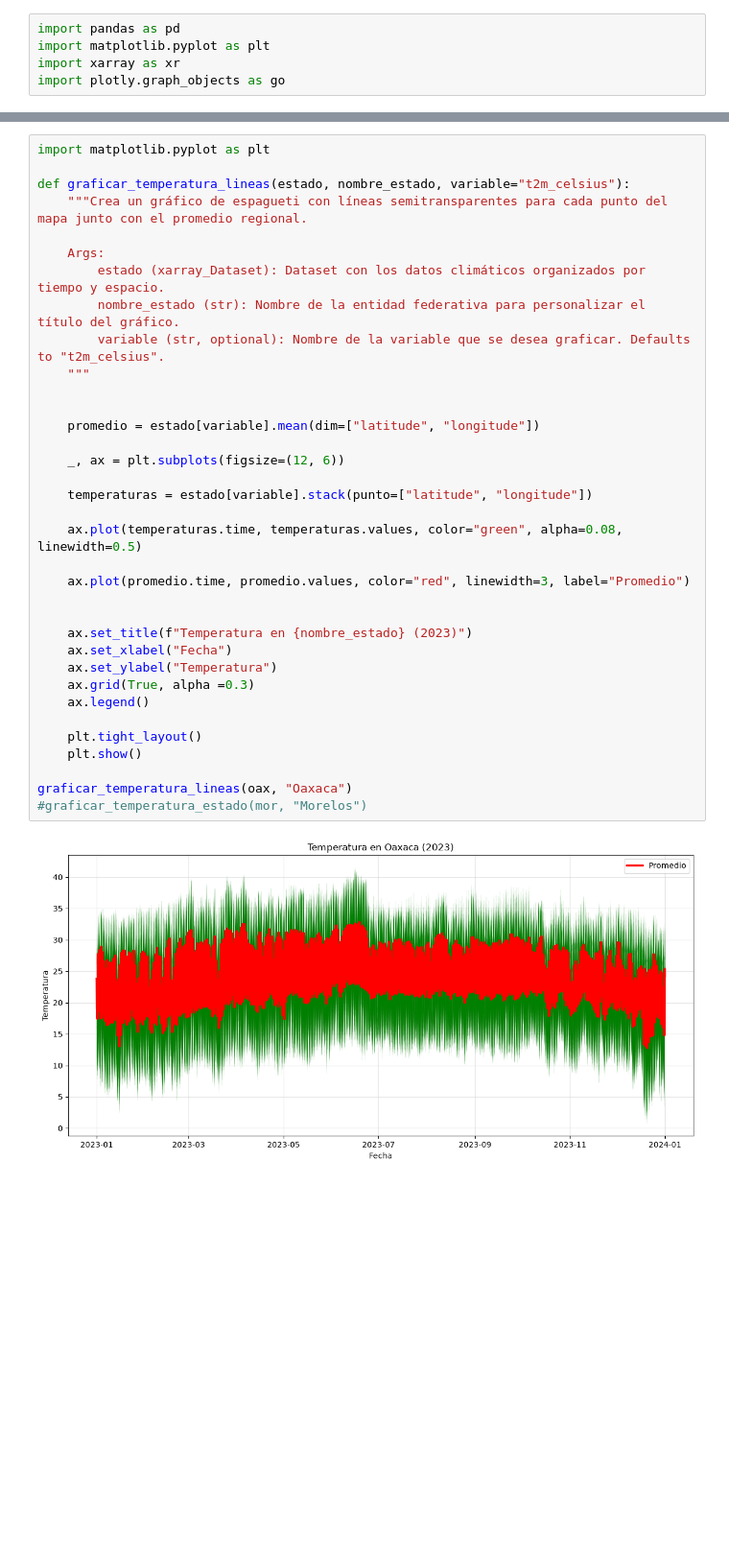
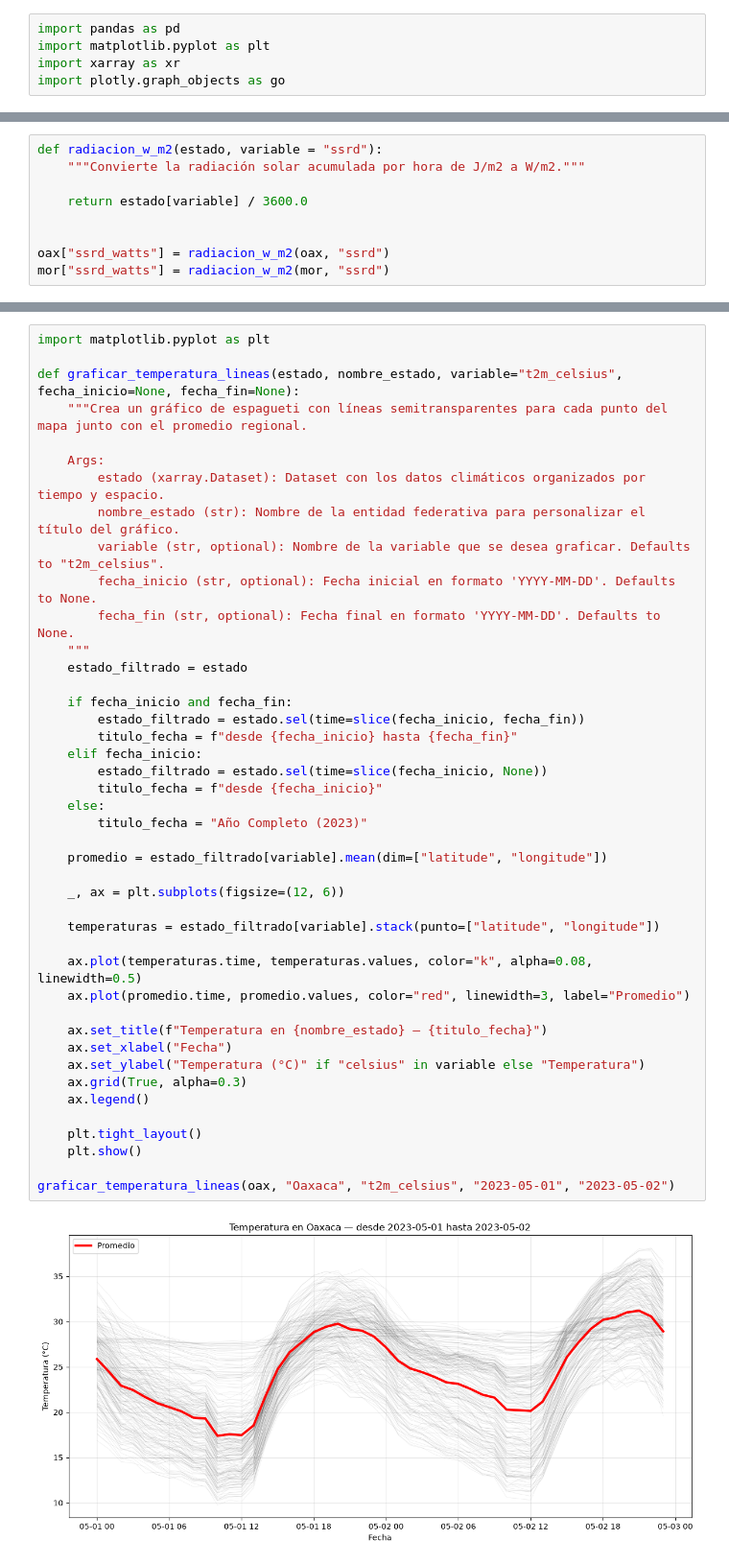
Before and after one commit to Esmeralda0600/oaxaca_morelos_era5, a Jupyter notebook: notebooks/001_EDA.ipynb, the cells around one changed output, grey strips where cells are left out. Shown at 96% size. Drawn from its saved outputs; the diff is of its cells as text; blank space fills up the shorter version.

Commit message:
Correciones a graficas y hacerlas modulares

```diff
--- a/notebooks/001_EDA.ipynb
+++ b/notebooks/001_EDA.ipynb
@@ -26,3 +42,12 @@ def temperatura_celsius(estado, variable = "t2m"):
 
 oax["t2m_celsius"] = temperatura_celsius(oax, "t2m")
 mor["t2m_celsius"] = temperatura_celsius(mor, "t2m")
+# %%
+def radiacion_w_m2(estado, variable = "ssrd"):
+    """Convierte la radiación solar acumulada por hora de J/m2 a W/m2."""
+
+    return estado[variable] / 3600.0
+
+
+oax["ssrd_watts"] = radiacion_w_m2(oax, "ssrd")
+mor["ssrd_watts"] = radiacion_w_m2(mor, "ssrd")
@@ -76,40 +147,48 @@ graficar_temperatura_desviacion(oax, "Oaxaca")
 # %%
 import matplotlib.pyplot as plt
 
-def graficar_temperatura_lineas(estado, nombre_estado, variable="t2m_celsius"):
+def graficar_temperatura_lineas(estado, nombre_estado, variable="t2m_celsius", fecha_inicio=None, fecha_fin=None):
     """Crea un gráfico de espagueti con líneas semitransparentes para cada punto del mapa junto con el promedio regional.
 
     Args:
-        estado (xarray_Dataset): Dataset con los datos climáticos organizados por tiempo y espacio.
+        estado (xarray.Dataset): Dataset con los datos climáticos organizados por tiempo y espacio.
         nombre_estado (str): Nombre de la entidad federativa para personalizar el título del gráfico.
         variable (str, optional): Nombre de la variable que se desea graficar. Defaults to "t2m_celsius".
+        fecha_inicio (str, optional): Fecha inicial en formato 'YYYY-MM-DD'. Defaults to None.
+        fecha_fin (str, optional): Fecha final en formato 'YYYY-MM-DD'. Defaults to None.
     """
+    estado_filtrado = estado
 
+    if fecha_inicio and fecha_fin:
+        estado_filtrado = estado.sel(time=slice(fecha_inicio, fecha_fin))
+        titulo_fecha = f"desde {fecha_inicio} hasta {fecha_fin}"
+    elif fecha_inicio:
+        estado_filtrado = estado.sel(time=slice(fecha_inicio, None))
+        titulo_fecha = f"desde {fecha_inicio}"
+    else:
+        titulo_fecha = "Año Completo (2023)"
 
-    promedio = estado[variable].mean(dim=["latitude", "longitude"])
+    promedio = estado_filtrado[variable].mean(dim=["latitude", "longitude"])
 
     _, ax = plt.subplots(figsize=(12, 6))
 
-    temperaturas = estado[variable].stack(punto=["latitude", "longitude"])
+    temperaturas = estado_filtrado[variable].stack(punto=["latitude", "longitude"])
 
-    ax.plot(temperaturas.time, temperaturas.values, color="green", alpha=0.08, linewidth=0.5)
-
+    ax.plot(temperaturas.time, temperaturas.values, color="k", alpha=0.08, linewidth=0.5)
     ax.plot(promedio.time, promedio.values, color="red", linewidth=3, label="Promedio")
 
-
-    ax.set_title(f"Temperatura en {nombre_estado} (2023)")
+    ax.set_title(f"Temperatura en {nombre_estado} — {titulo_fecha}")
     ax.set_xlabel("Fecha")
-    ax.set_ylabel("Temperatura")
-    ax.grid(True, alpha =0.3)
+    ax.set_ylabel("Temperatura (°C)" if "celsius" in variable else "Temperatura")
+    ax.grid(True, alpha=0.3)
     ax.legend()
 
     plt.tight_layout()
     plt.show()
 
-graficar_temperatura_lineas(oax, "Oaxaca")
-#graficar_temperatura_estado(mor, "Morelos")
+graficar_temperatura_lineas(oax, "Oaxaca", "t2m_celsius", "2023-05-01", "2023-05-02")
 # %% [output]
-[figure, old version]
+[figure, new version]
 # %%
 def filtrar_zona(estado, lat_norte, lat_sur, long_oeste, long_este):
     """Aplica un recorte por coordenadas para aislar un municipio o región en el mapa, mediante una caja de delimitación geográfica.
```
Also changed, not shown: parts of 6 cells of this notebook.
